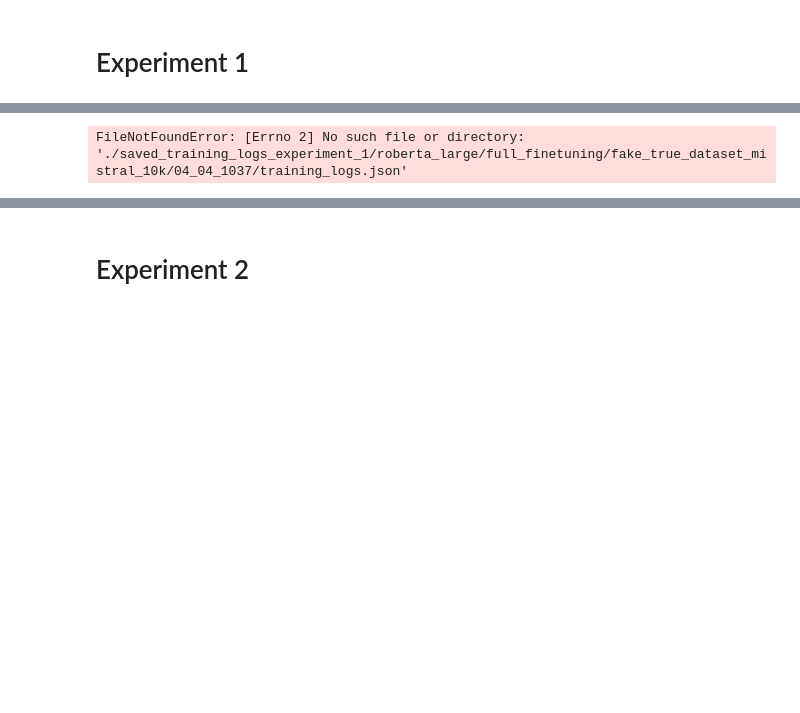
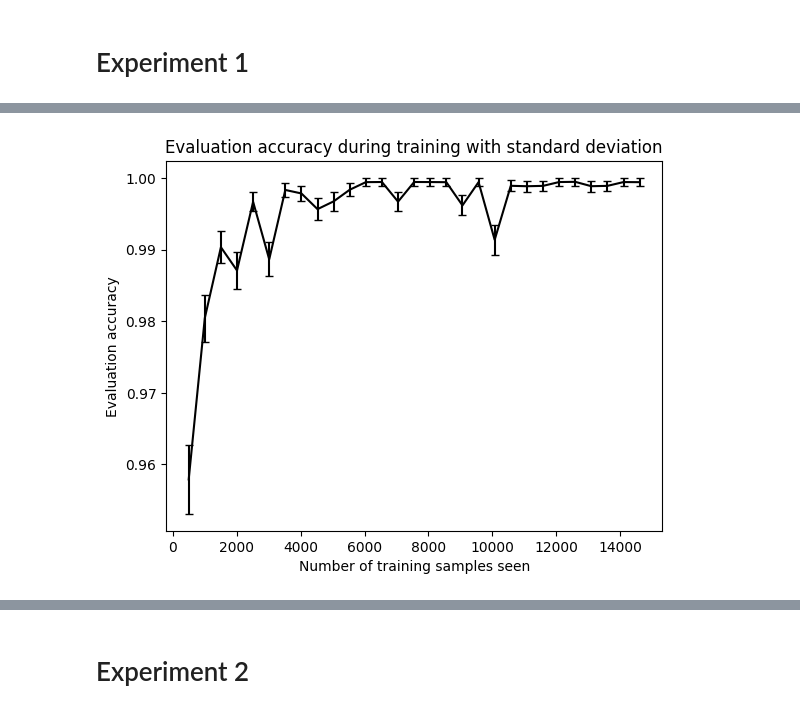
Before and after one commit to marluxiaboss/text_llm_detector, a Jupyter notebook: create_plots_from_logs.ipynb, the cells around one changed output, grey strips where cells are left out. Saved outputs shown, nothing was run; the diff lists cells and outputs as text; code cells hidden in the pictures; blank space fills up the shorter version.

```diff
--- a/create_plots_from_logs.ipynb
+++ b/create_plots_from_logs.ipynb
@@ -31,10 +36,12 @@ plot_training_loss_vs_nb_samples(training_loss_df)
 # %%
-detector = "roberta_large"
+detector = "distil_roberta-base"
 training_method = "full_finetuning"
-model_code = "04_04_1037"
+model_code = "09_04_1030"
 eval_acc_df, degrad_loss_df, training_loss_df = create_df_from_training_logs(detector, training_method, model_code)
-# %% [output]
-FileNotFoundError: [Errno 2] No such file or directory: './saved_training_logs_experiment_1/roberta_large/full_finetuning/fake_true_dataset_mistral_10k/04_04_1037/training_logs.json'
+# %%
+plot_eval_acc_vs_nb_samples(eval_acc_df)
+# %% [output]
+[figure, added]
 # %%
 plot_degrad_loss_vs_nb_samples(degrad_loss_df)
 # %% [output]
```
Also changed, not shown: parts of 16 cells of this notebook, 3 other files.
